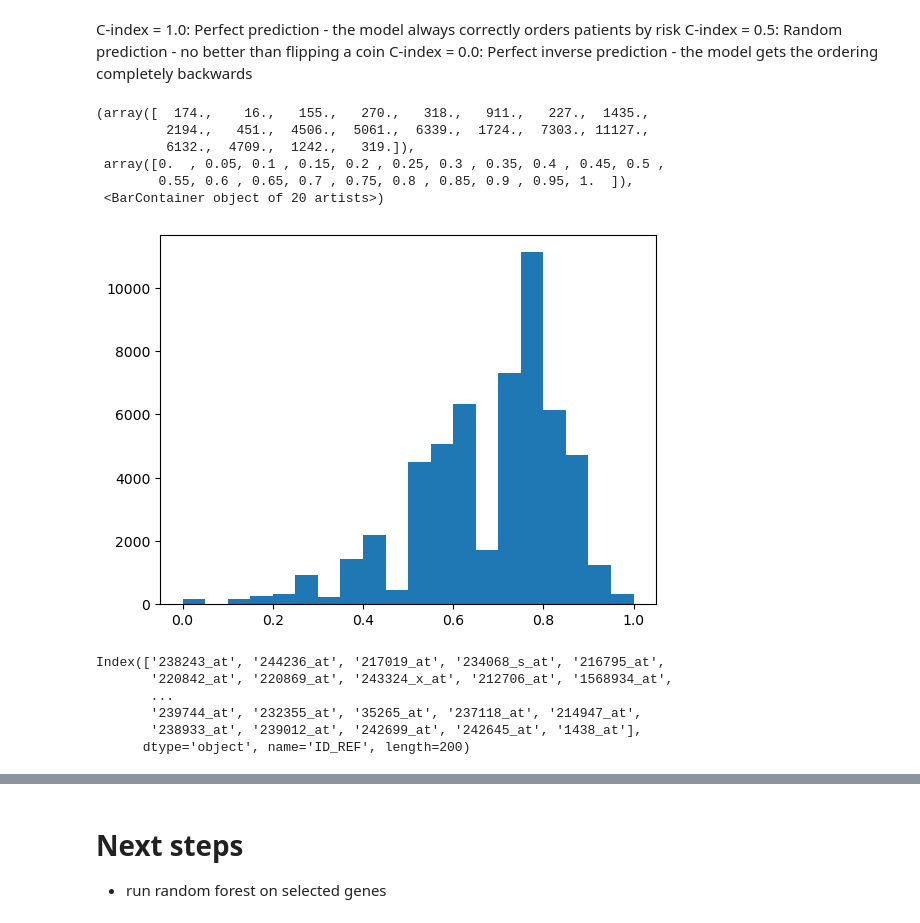
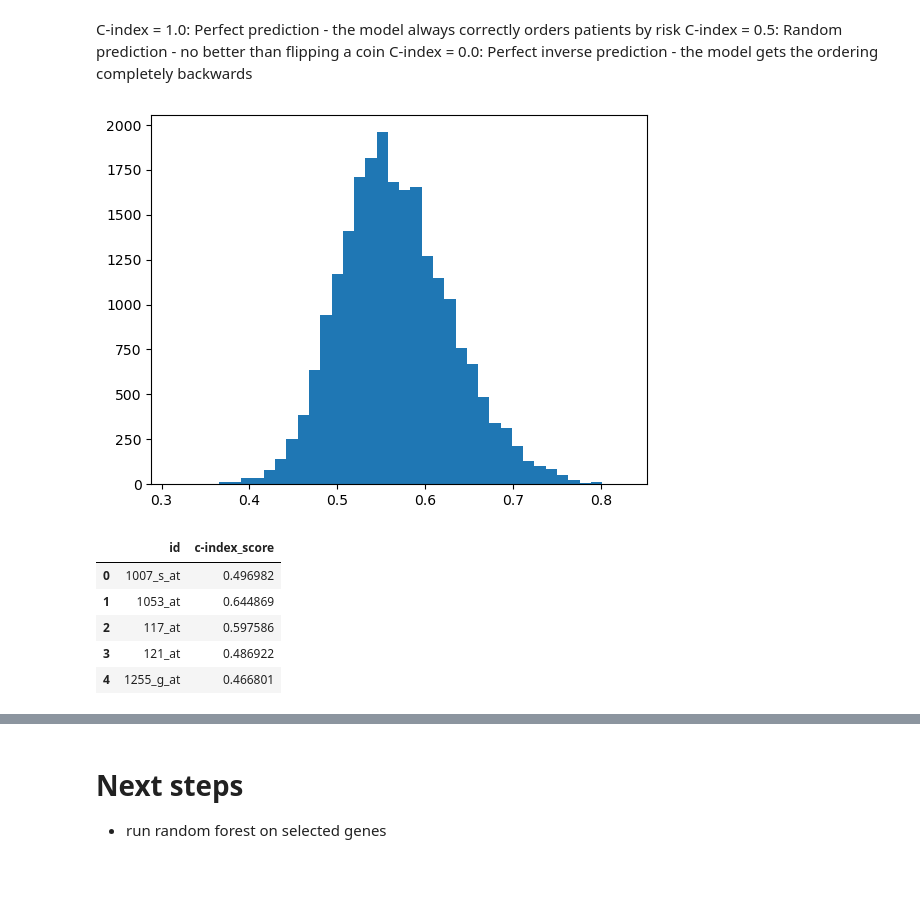
Before and after one commit to AlecSilver/liposarcoma_survival_modeling_BF550_final_project, a Jupyter notebook: notebook.ipynb, the cells around one changed output, grey strips where cells are left out. Cells and saved outputs as stored; diff of their text form; code cells hidden in the pictures; blank space fills up the shorter version.

```diff
--- a/notebook.ipynb
+++ b/notebook.ipynb
@@ -180,0 +294,3 @@ from sksurv.util import Surv
+# %%
+y = Surv.from_arrays(event=metadata['metastasis_status'], time=metadata['time'])
+X = df_corrected.transpose()
@@ -181,8 +301,6 @@ from sksurv.util import Surv
 # %%
 
-y = Surv.from_arrays(event=lipo_survival['metastasis'], time=lipo_survival['time'])
 
-X = lipo_data.transpose()
 
 # Split data into training and testing sets
 X_train, X_test, y_train, y_test = train_test_split(
@@ -211,11 +327,10 @@ X_test_scaled_mini = X_test_scaled[:, :50]
 # %%
 print("Fitting Random Survival Forest...")
-rsf.fit(X_train_scaled_mini, y_train)
+rsf.fit(X_train_scaled, y_train)
 
 # Evaluate model performance (C-index)
-train_score = rsf.score(X_train_scaled_mini, y_train)
-test_score = rsf.score(X_test_scaled_mini, y_test)
-
+train_score = rsf.score(X_train_scaled, y_train)
+test_score = rsf.score(X_test_scaled, y_test)
 print(f"\nModel Performance (C-index):")
 print(f"Training score: {train_score:.4f}")
 print(f"Testing score: {test_score:.4f}")
@@ -267,7 +363,6 @@ C-index = 1.0: Perfect prediction - the model always correctly orders patients b
 C-index = 0.5: Random prediction - no better than flipping a coin
 C-index = 0.0: Perfect inverse prediction - the model gets the ordering completely backwards
 # %%
-import numpy as np
 from sksurv.linear_model import CoxPHSurvivalAnalysis
 
 def fit_and_score_features(X, y):
@@ -275,7 +370,7 @@ def fit_and_score_features(X, y):
     scores = np.empty(n_features)
     # Fit a CoxPH model for each feature
     for j in range(n_features):
-        Xj = X[:, j : j + 1] # Select one feature
+        Xj = X.iloc[:, j : j + 1] # Select one feature
         try:
             m = CoxPHSurvivalAnalysis()
             m.fit(Xj, y)
@@ -285,27 +380,6 @@ def fit_and_score_features(X, y):
     return scores
 feature_scores = fit_and_score_features(X_train_scaled, y_train)
 # %%
-plt.hist(feature_scores, bins=20)
+plot = plt.hist(feature_scores, bins=40)
 # %% [output]
-(array([  174.,    16.,   155.,   270.,   318.,   911.,   227.,  1435.,
-         2194.,   451.,  4506.,  5061.,  6339.,  1724.,  7303., 11127.,
-         6132.,  4709.,  1242.,   319.]),
- array([0.  , 0.05, 0.1 , 0.15, 0.2 , 0.25, 0.3 , 0.35, 0.4 , 0.45, 0.5 ,
-        0.55, 0.6 , 0.65, 0.7 , 0.75, 0.8 , 0.85, 0.9 , 0.95, 1.  ]),
- <BarContainer object of 20 artists>)
-[figure, old version]
+[figure, new version]
-# %%
-# get top 200 features
-top_200_indices = np.argsort(feature_scores)[-200:]
-
-#and thier corresponding gene names
-top_200_genes = X_train.columns[top_200_indices]
-
-top_200_genes
-# %% [output]
-Index(['238243_at', '244236_at', '217019_at', '234068_s_at', '216795_at',
-       '220842_at', '220869_at', '243324_x_at', '212706_at', '1568934_at',
-       ...
-       '239744_at', '232355_at', '35265_at', '237118_at', '214947_at',
-       '238933_at', '239012_at', '242699_at', '242645_at', '1438_at'],
-      dtype='object', name='ID_REF', length=200)
@@ -316,4 +388,12 @@ table.loc[table['ID'].isin(top_200_genes)].to_csv('./data/top_200_genes_annotati
 #table['feature_score'] = feature_scores
 feature_names = X.columns
 
-score_df = pd.DataFrame({'id': feature_names, 'feature_score': feature_scores})
+score_df = pd.DataFrame({'id': feature_names, 'c-index_score': feature_scores})
+score_df.head()
+# %% [output]
+|  | id | c-index_score |
+| 0 | 1007_s_at | 0.496982 |
+| 1 | 1053_at | 0.644869 |
+| 2 | 117_at | 0.597586 |
+| 3 | 121_at | 0.486922 |
+| 4 | 1255_g_at | 0.466801 |
```
Also changed, not shown: parts of 87 cells of this notebook, 6 other files.
